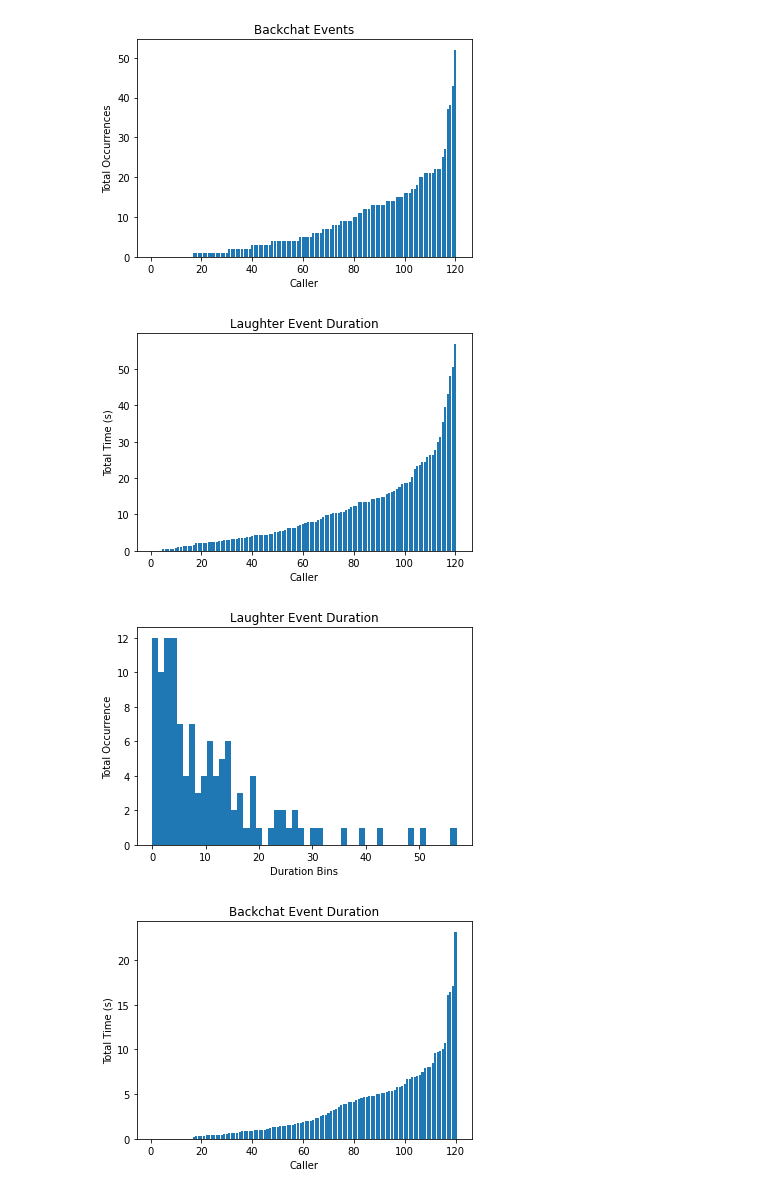
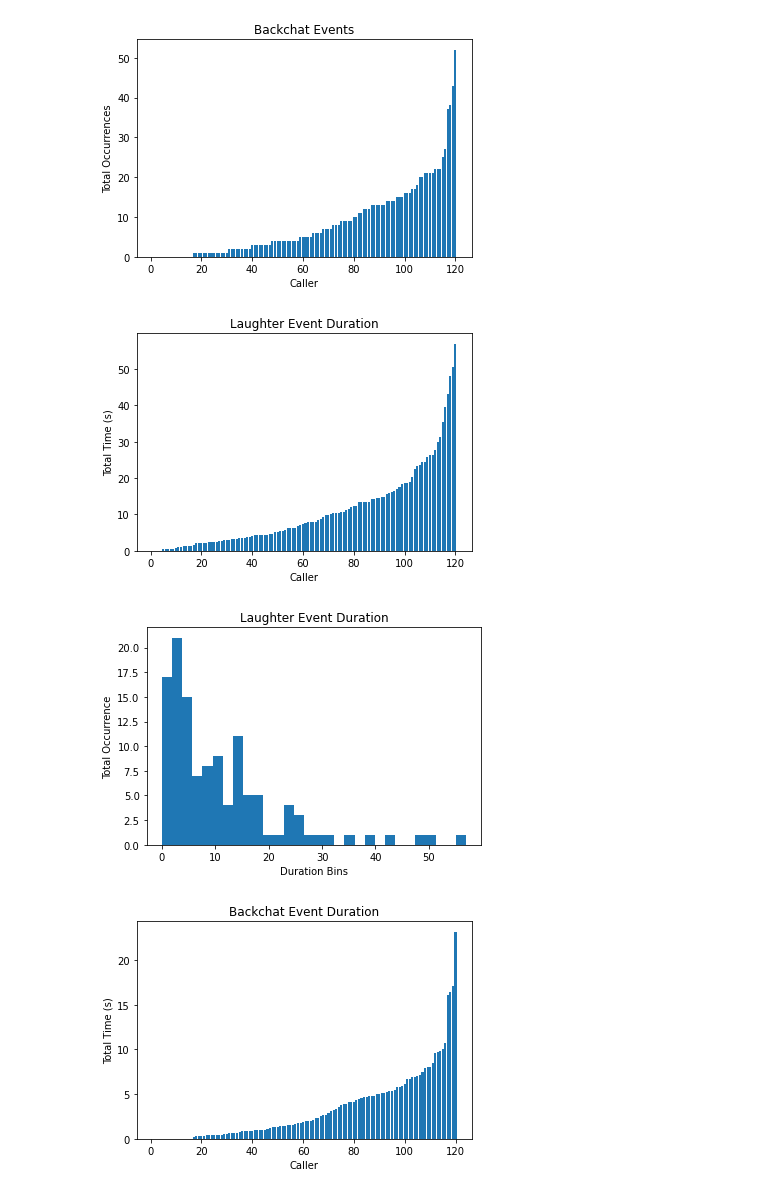
Before and after one commit to euronite/ConversationalBrowser, a Jupyter notebook: jupyter notebooks/data manipulation.ipynb, the cells around one changed output. Drawn from its saved outputs; the diff is of its cells as text; code cells hidden in the pictures.

```diff
--- a/jupyter notebooks/data manipulation.ipynb
+++ b/jupyter notebooks/data manipulation.ipynb
@@ -287,25 +316,25 @@ plt.show()
 # %%
 # Visualisation of laughter length duration
 all_ids = get_all_call_ids(df)
 laughter_list = []
 for call in all_ids:
     laughter_list.append(total_time_of_event(get_call_df(df, call), "laughter"))
 laughter_list = sorted([val for sublist in laughter_list for val in sublist])
 x = list(range(1, 121))
 plt.bar(x, laughter_list)
 plt.title('Laughter Event Duration')
 plt.xlabel('Caller')
 plt.ylabel('Total Time (s)')
 plt.show()
 
-plt.hist(laughter_list, 50)
+plt.hist(laughter_list, 30)
 plt.title('Laughter Event Duration')
 plt.xlabel('Duration Bins')
 plt.ylabel('Total Occurrence')
 plt.show()
 # %% [output]
 [figure]
-[figure, old version]
+[figure, new version]
 # %%
 # Visualisation of backchat length duration
 all_ids = get_all_call_ids(df)
```
Also changed, not shown: parts of 5 cells of this notebook.
